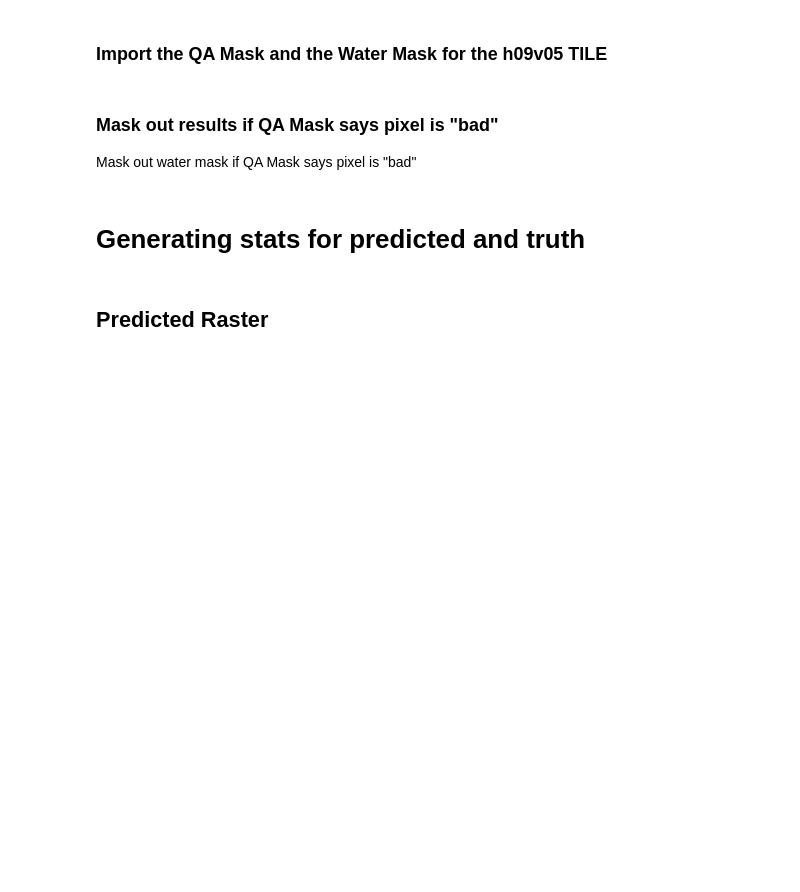
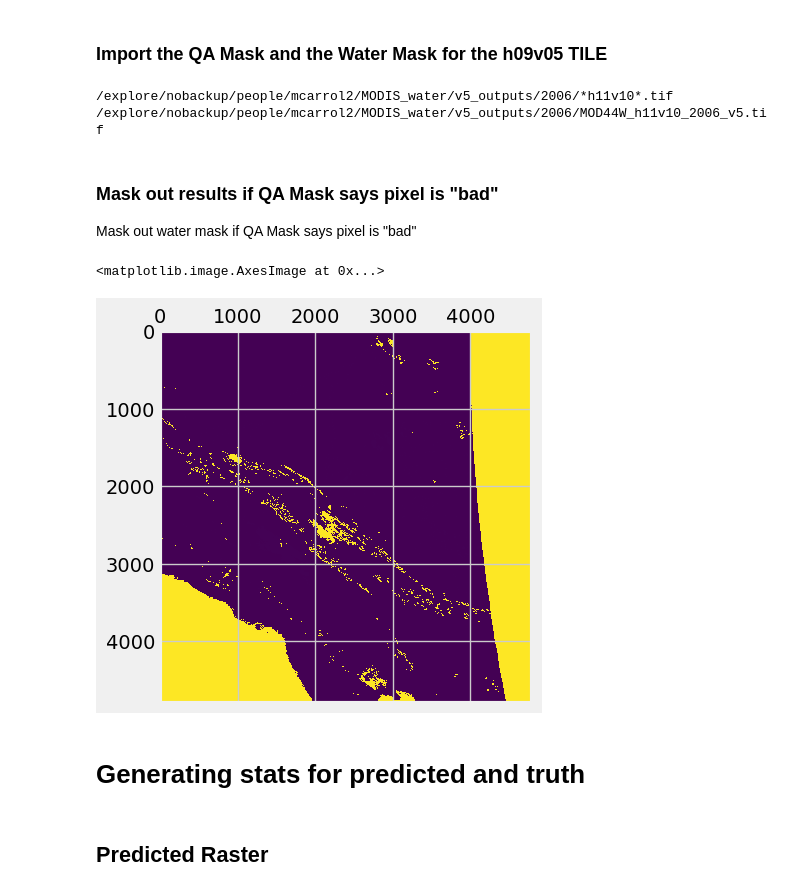
Before and after one commit to nasa-nccs-hpda/modis-water-classification, a Jupyter notebook: modis_water_training/view/notebook/MODIS_Water_RF_CPU.ipynb, the cells around one changed output. Cells and saved outputs as stored; diff of their text form; code cells hidden in the pictures; blank space fills up the shorter version.

```diff
--- a/modis_water_training/view/notebook/MODIS_Water_RF_CPU.ipynb
+++ b/modis_water_training/view/notebook/MODIS_Water_RF_CPU.ipynb
@@ -309,0 +436,11 @@ nrows, ncols
+# %%
+TILE = 'h11v10'
+DAY = 201
+YEAR = 2006
+PATH = os.path.join(test_data_basepath, '{}/'.format(TILE))
+# %%
+tabularGen = TabularModisDataGenerator(tile=TILE, year=YEAR, julianDays=[DAY])
+sensorDir = f'/css/modis/Collection6.1/L2G/MOD09GA/{YEAR}'
+modisFilesDict = tabularGen._readFiles(julianDay=DAY, sensorDir=sensorDir)
+modisFilesList = list(modisFilesDict.values())
+qa_mask, qa_mask_path = tabularGen._generateBadDataMask(day=DAY, files=modisFilesDict)
@@ -375,17 +558,13 @@ reshp.shape
 # %% [markdown]
 ### Import the QA Mask and the Water Mask for the h09v05 TILE
 # %%
-qaMask = '/att/nobackup/cssprad1/projects/modis_water/data/qa_masks'
-waterMask = '/att/nobackup/cssprad1/projects/modis_water/data/water_masks/Min2000_2019'
-qa_list = [fn for fn in glob.glob(os.path.join(qaMask, '*A{}{:03}.{}*bad_good_mask.tif'.format(YEAR, DAY, TILE)))]
-water_list = [fn for fn in glob.glob(os.path.join(waterMask, '*{}*.tif'.format(TILE)))]
-qa_mask = qa_list[0]
-water_mask = water_list[0]
-print(water_mask)
-print(qa_mask)
-ds = gdal.Open(qa_mask, gdal.GA_ReadOnly)
-waterMask = gdal.Open(water_mask, gdal.GA_ReadOnly)
-qaMaskMatrix = ds.GetRasterBand(1).ReadAsArray().astype(np.int16)
-waterMaskMatrix = waterMask.GetRasterBand(1).ReadAsArray().astype(np.int16)
-ds = None
+water_list = [fn for fn in glob.glob(os.path.join(waterMaskPath, '{}'.format(YEAR), '*{}*{}_v5.tif'.format(TILE, YEAR)))]
+print(os.path.join(waterMaskPath, '{}'.format(YEAR), '*{}*.tif'.format(TILE)))
+water_mask_path = water_list[0]
+print(water_mask_path)
+water_mask = gdal.Open(water_mask_path, gdal.GA_ReadOnly)
+waterMaskMatrix = water_mask.GetRasterBand(1).ReadAsArray().astype(np.int16)
 waterMask = None
+# %% [output]
+/explore/nobackup/people/mcarrol2/MODIS_water/v5_outputs/2006/*h11v10*.tif
+/explore/nobackup/people/mcarrol2/MODIS_water/v5_outputs/2006/MOD44W_h11v10_2006_v5.tif
@@ -395,11 +572,15 @@ waterMaskMatrix
 ### Mask out results if QA Mask says pixel is "bad"
 Mask out water mask if QA Mask says pixel is "bad"
 # %%
-maskedResult = np.where(qaMaskMatrix == 0, reshp, -9999)
-maskedResultProba = np.where(qaMaskMatrix == 0, probaWater, -9999)
-waterMasked = np.where(qaMaskMatrix == 0, waterMaskMatrix, -9999)
+maskedResult = np.where(qa_mask == 0, reshp, 255)
+waterMasked = np.where(qa_mask == 0, waterMaskMatrix, 255)
 waterMaskRavel = waterMasked.ravel()
 imWater = (waterMaskRavel == 1)
+# %%
+plt.matshow(waterMasked)
+# %% [output]
+<matplotlib.image.AxesImage at 0x...>
+[figure, added]
 # %% [markdown]
 # Generating stats for predicted and truth
 # %% [markdown]
```
Also changed, not shown: parts of 63 cells of this notebook, 19 other files.
